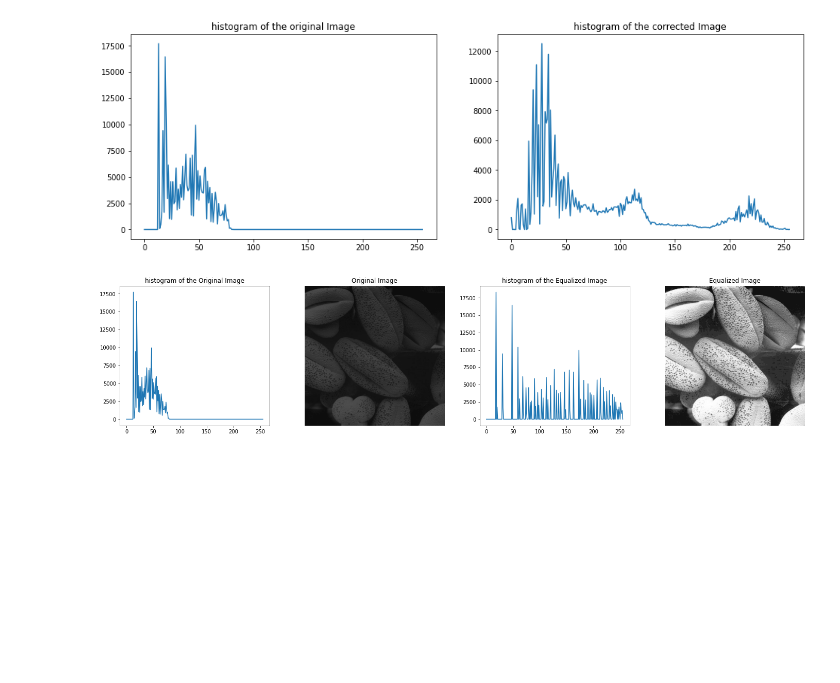
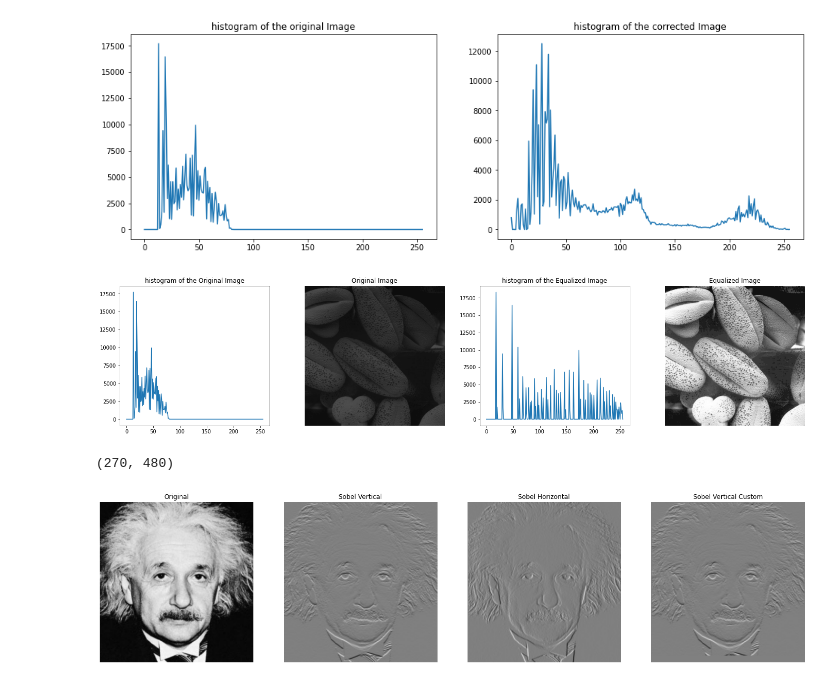
Before and after one commit to SeniruD/EN2550_Exercises, a Jupyter notebook: Assignment_1/190155L_Assignment1.ipynb, the cells around one changed output. Cells and saved outputs as stored; diff of their text form; code cells hidden in the pictures; blank space fills up the shorter version.

```diff
--- a/Assignment_1/190155L_Assignment1.ipynb
+++ b/Assignment_1/190155L_Assignment1.ipynb
@@ -184,0 +175,64 @@ plt.show()
+# %%
+# Question 5
+
+img = cv.imread('im01small.png', cv.IMREAD_GRAYSCALE)
+scale = 2
+rows = int(scale*img.shape[0])
+columns = int(scale*img.shape[1])
+
+zoomed = np.zeros((rows,columns),dtype=img.dtype)
+for i in range(0,rows):
+    for j in range(0,columns):
+       zoomed[i,j] = img[int(i/scale),int(j/scale)]
+
+print(img.shape)
+#print(zoomed)
+
+#cv.namedWindow('Image', cv.WINDOW_AUTOSIZE)
+cv.imshow('Original', img)
+cv.waitKey(0)
+cv.imshow('Zoomed', zoomed)
+cv.waitKey(0)
+cv.destroyAllWindows()
+# %% [output]
+(270, 480)
+# %%
+# Question 6
+
+import cv2 as cv
+import matplotlib.pyplot as plt
+import numpy as np
+
+img = cv.imread(r'einstein.png', cv.IMREAD_GRAYSCALE).astype(np.float32)
+assert img is not None
+
+
+sobel_v = np.array([(-1,-2,-1),(0,0,0),(1,2,1)], dtype = np.float32)
+img_x = cv.filter2D(img, -1, sobel_v)
+sobel_h = np.array([(-1,0,1),(-2,0,2),(-1,0,1)], dtype = np.float32)
+img_y = cv.filter2D(img, -1, sobel_h)
+
+#img_grad = np.sqrt(img_x**2+img_y**2)
+
+sobel_filtered_img = np.zeros((img.shape[0],img.shape[1]), dtype=np.int16)
+for i in range(1,img.shape[0-1]):
+    for j in range(1,img.shape[1]-1):
+        mat = img[i-1,j-1:j+2],img[i,j-1:j+2],img[i+1,j-1:j+2]
+        sobel_filtered_img[i,j] = np.multiply(mat,sobel_v).sum()
+
+fig, ax = plt.subplots(1,4 , sharex = 'all' , sharey = 'all', figsize=(24,6))
+ax[0].imshow(img,cmap= 'gray',vmin=0, vmax=255)
+ax[0].set_title('Original')
+ax[1].imshow(img_x,cmap= 'gray',vmin=-1020, vmax=1020)
+ax[1].set_title('Sobel Vertical')
+ax[2].imshow(img_y,cmap= 'gray',vmin=-1020, vmax=1020)
+ax[2].set_title('Sobel Horizontal')
+ax[3].imshow(sobel_filtered_img,cmap= 'gray',vmin=-1020, vmax=1020)
+ax[3].set_title('Sobel Vertical Custom')
+
+for i in range(4):
+        ax[i].axis('off')
+
+plt.show()
+# %% [output]
+[figure, added]
```
Also changed, not shown: parts of 2 cells of this notebook.
